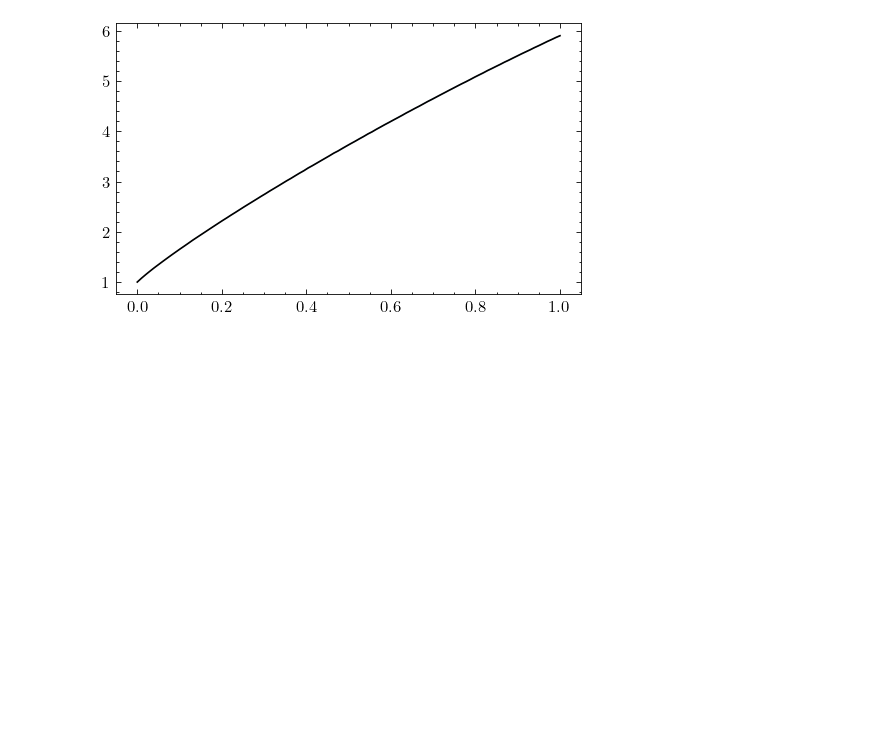
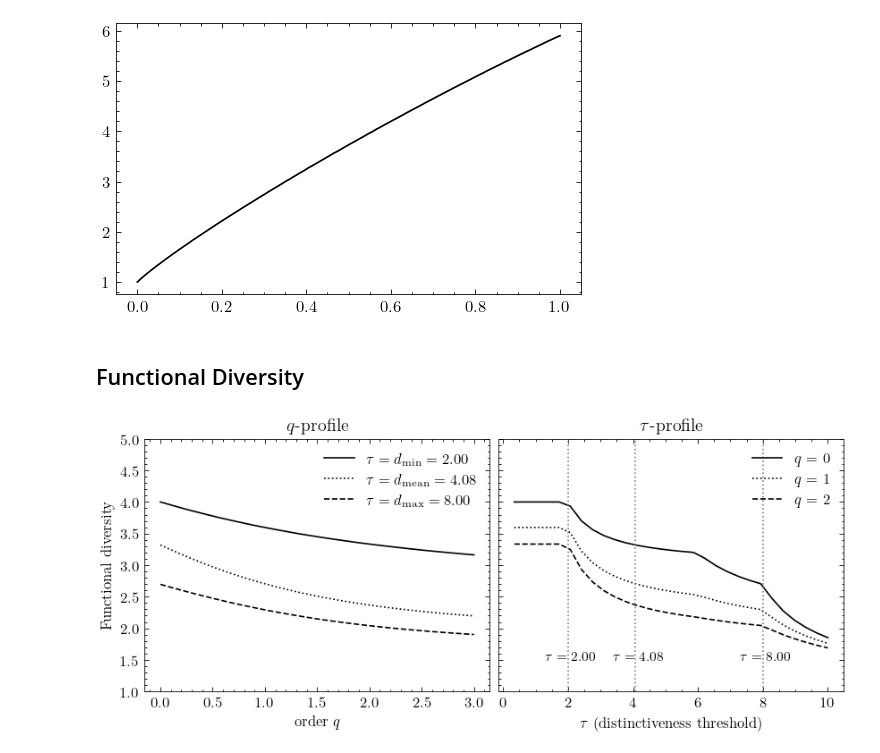
Before and after one commit to fbkarsdorp/unseen-semantic-diversity, a Jupyter notebook: notebooks/functional-diversity.ipynb, the cells around one changed output. Cells and saved outputs as stored; diff of their text form; code cells hidden in the pictures; blank space fills up the shorter version.

Commit message:
add functional diversity metrics

```diff
--- a/notebooks/functional-diversity.ipynb
+++ b/notebooks/functional-diversity.ipynb
@@ -54,7 +34,7 @@ tokens = [token.text.lower() for token in tokenizer(text) if token.text.isalpha(
 # %%
 diffs = []
 for _ in range(10000):
-    scrambled_tokens = scramble_text(tokens, p=0.2, q=0.2)
+    scrambled_tokens = FD.scramble_text(tokens, p=0.2, q=0.2)
     diffs.append(len(set(scrambled_tokens)) - len(set(tokens)))
 # %%
 fig, ax = plt.subplots(figsize=(5, 3))
@@ -69,7 +49,7 @@ diff = np.zeros((100, 1000))
 ps = np.linspace(0.0, 1.0, 100)
 for i, p in enumerate(ps):
     for j in range(1000):
-        scrambled_tokens = scramble_text(tokens, p=p, scramble_p=0.2)
+        scrambled_tokens = FD.scramble_text(tokens, p=p, scramble_p=0.2)
         diff[i, j] = len(set(scrambled_tokens)) / len(set(tokens))
 # %%
 import utils
@@ -96,10 +76,53 @@ diff_long = np.zeros((100, 100))
 ps = np.linspace(0.0, 1.0, 100)
 for i, p in enumerate(tqdm(ps)):
     for j in range(100):
-        scrambled_tokens = scramble_text(tokens, p=p, q=0.2)
+        scrambled_tokens = FD.scramble_text(tokens, p=p, q=0.2)
         diff_long[i, j] = len(set(scrambled_tokens)) / len(set(tokens))
 # %%
 fig, ax = plt.subplots(figsize=(5, 3))
 utils.tsplot(diff_long.T, x=ps, n=10, ax=ax);
 # %% [output]
 [figure]
+# %% [markdown]
+## Functional Diversity
+# %%
+import numpy as np
+
+dm = np.array(
+    [
+        [0, 2, 8, 8],
+        [2, 0, 8, 8],
+        [8, 8, 0, 6],
+        [8, 8, 6, 0]
+    ])
+
+counts = np.array([20, 15, 10, 5])
+# %%
+fig, axes = plt.subplots(ncols=2, figsize=(7, 3), constrained_layout=True, sharey=True)
+
+tau_fns = np.min, FD.RaoQ, np.max
+tau_names = "min mean max".split()
+ls = 'solid', 'dotted', 'dashed'
+
+q_profile = FD.compute_q_profile(counts, dm, 0, 3)
+for i, hn in enumerate(q_profile["profile"]):
+    axes[0].plot(
+        q_profile["q_values"], hn, color="k", ls=ls[i],
+        label=fr"$\tau = d_{{\text{{{tau_names[i]}}}}} = {q_profile['tau_values'][i]:.2f}$")
+axes[0].set(ylim=(1, 5), ylabel="Functional diversity", xlabel="order $q$", title="$q$-profile")
+axes[0].legend()
+
+
+tau_profile = FD.compute_tau_profile(counts, dm, 0, 10)
+for i, hn in enumerate(tau_profile["profile"].T):
+    axes[1].plot(
+        tau_profile["tau_values"], hn, color="k", ls=ls[i], label=f"$q$ = {tau_profile['q_values'][i]}")
+axes[1].set(title=r"$\tau$-profile", xlabel=r"$\tau$ (distinctiveness threshold)")
+
+for i, tau in enumerate(q_profile["tau_values"]):
+    axes[1].axvline(tau, ls="dotted", color="grey")
+    axes[1].annotate(fr"$\tau = {tau:.2f}$", xy=(tau - 0.7, 1.5), fontsize=9)
+axes[1].legend();
+plt.savefig("../output/FD-profiles-demo.png", dpi=300)
+# %% [output]
+[figure, added]
```
Also changed, not shown: parts of 5 cells of this notebook, 1 other file.
